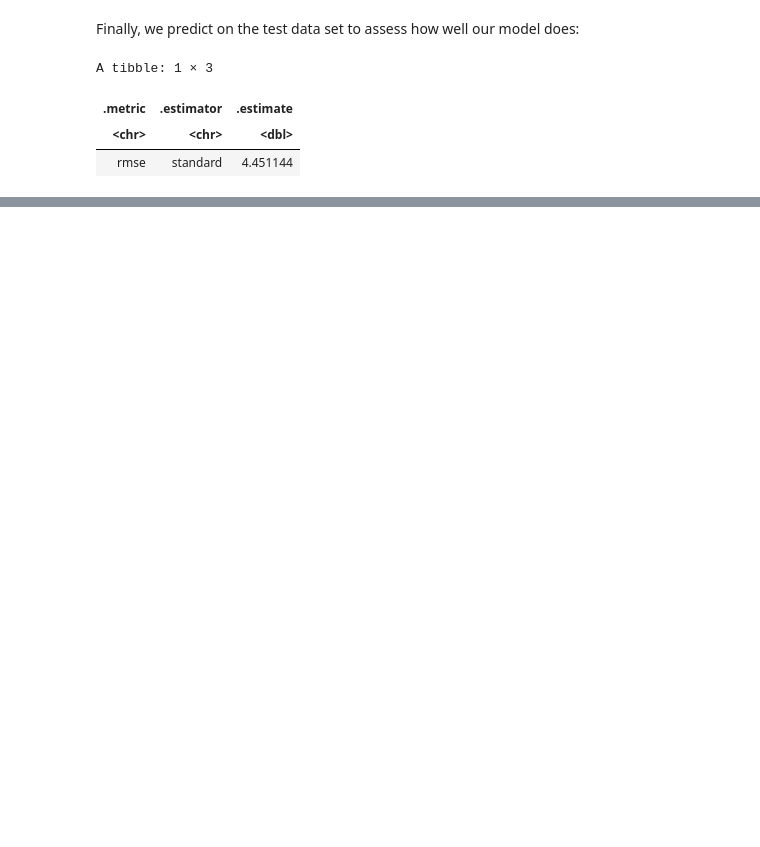
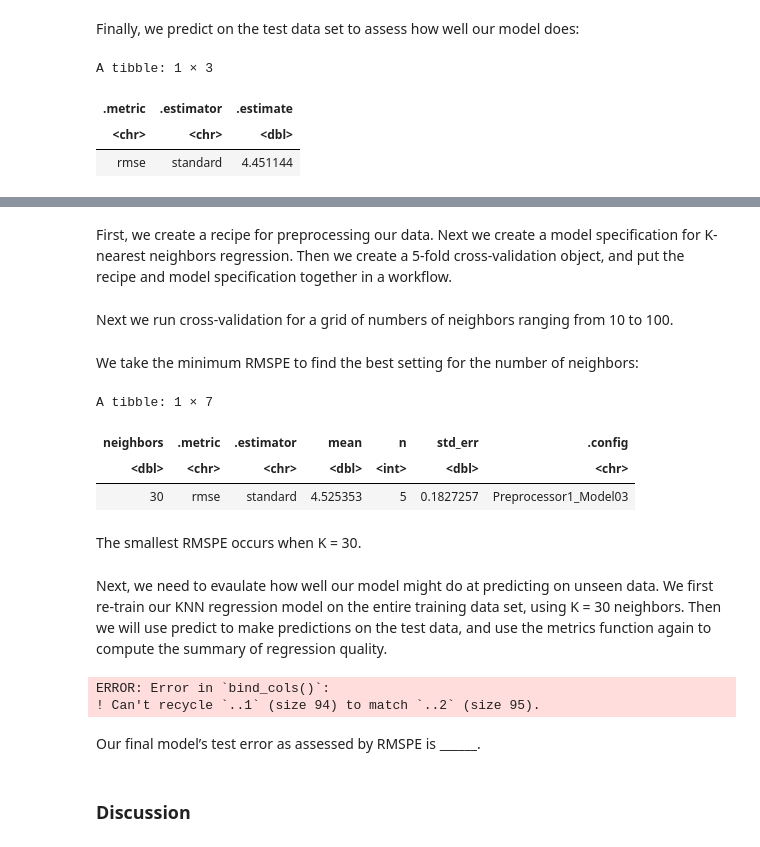
Before and after one commit to jialiu03/group21_project, a Jupyter notebook: Project Report.ipynb, the cells around one changed output, grey strips where cells are left out. Drawn from its saved outputs; the diff is of its cells as text; code cells hidden in the pictures; blank space fills up the shorter version.

```diff
--- a/Project Report.ipynb
+++ b/Project Report.ipynb
@@ -112,0 +117,64 @@ A tibble: 1 × 3
+# %% [markdown]
+First, we create a recipe for preprocessing our data.
+Next we create a model specification for K-nearest neighbors regression.
+Then we create a 5-fold cross-validation object, and put the recipe and model specification together in a workflow.
+# %%
+# KNN regression
+player_recipe <- recipe(Seasons~., data = player_train) |>
+    step_scale(all_predictors()) |>
+    step_center(all_predictors())
+tuning_spec <- nearest_neighbor(weight_func = "rectangular", neighbors = tune()) |>
+    set_engine("kknn") |>
+    set_mode("regression")
+player_vfold <- vfold_cv(player_train, v = 5, strata = Seasons)
+# %% [markdown]
+Next we run cross-validation for a grid of numbers of neighbors ranging from 10 to 100.
+# %%
+gridvals <- tibble(neighbors = seq(from = 10, to = 100, by = 10))
+player_workflow <- workflow() |>
+    add_recipe(player_recipe) |>
+    add_model(tuning_spec) |>
+    tune_grid(resamples = player_vfold, grid = gridvals) |>
+    collect_metrics() |>
+    filter(.metric == "rmse")
+# %% [markdown]
+We take the minimum RMSPE to find the best setting for the number of neighbors:
+# %%
+# show only the row of minimum RMSPE
+player_min <- player_workflow |>
+    filter(mean == min(mean))
+player_min
+# %% [output]
+A tibble: 1 × 7
+| neighbors | .metric | .estimator | mean | n | std_err | .config |
+| <dbl> | <chr> | <chr> | <dbl> | <int> | <dbl> | <chr> |
+| 30 | rmse | standard | 4.525353 | 5 | 0.1827257 | Preprocessor1_Model03 |
+# %% [markdown]
+The smallest RMSPE occurs when  K = 30.
+# %% [markdown]
+Next, we need to evaulate how well our model might do at predicting on unseen data. We first re-train our KNN regression model on the entire training data set, using K = 30 neighbors.
+Then we will use predict to make predictions on the test data, and use the metrics function again to compute the summary of regression quality.
+# %%
+player_spec <- nearest_neighbor(weight_func = "rectangular", neighbors = 30) |>
+    set_engine("kknn") |>
+    set_mode("regression")
+
+player_knn_fit <- workflow() |>
+    add_recipe(player_recipe) |>
+    add_model(player_spec) |>
+    fit(data = player_train)
+
+player_knn_prediction <- player_knn_fit |>
+    predict(player_test) |>
+    bind_cols(player_test) |>
+    metrics(truth = Seasons, estimate = .pred) |>
+    filter(.metric == "rmse")
+
+player_knn_prediction
+# %% [output]
+ERROR: Error in `bind_cols()`:
+! Can't recycle `..1` (size 94) to match `..2` (size 95).
+# %% [markdown]
+Our final model’s test error as assessed by RMSPE is ______.
+# %% [markdown]
+### Discussion
```
Also changed, not shown: parts of 8 cells of this notebook.
